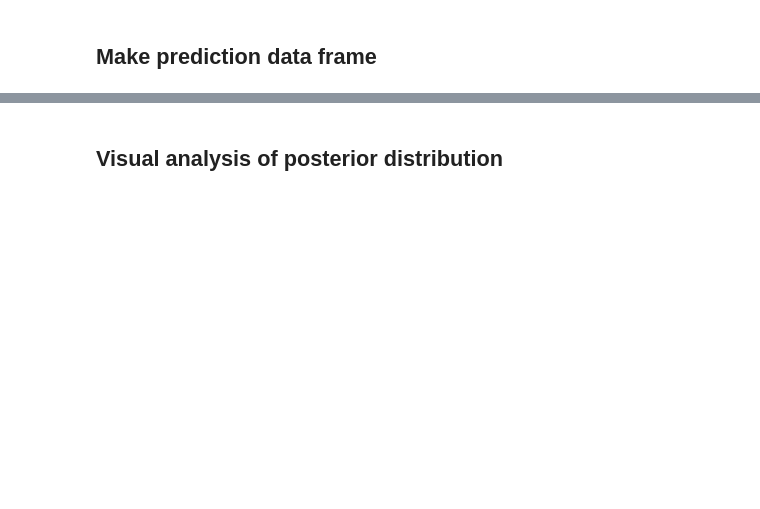
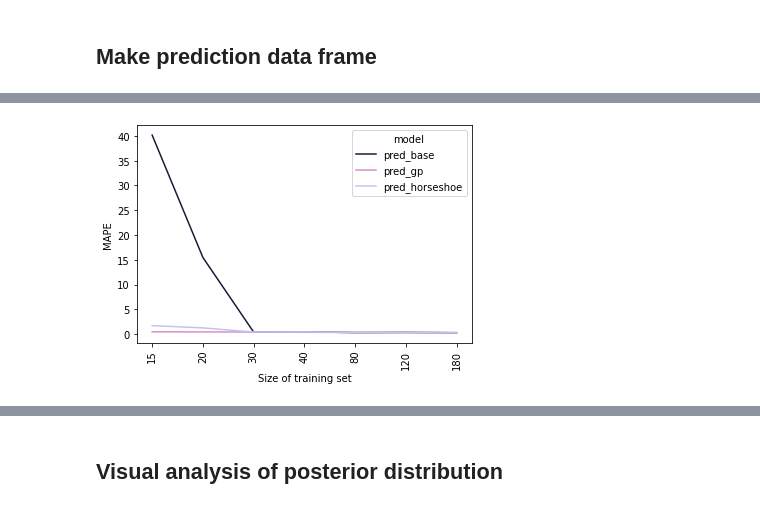
Before and after one commit to LTluttmann/ProbMod, a Jupyter notebook: Python/nb_analysis_of_results.ipynb, the cells around one changed output, grey strips where cells are left out. Drawn from its saved outputs; the diff is of its cells as text; code cells hidden in the pictures; blank space fills up the shorter version.

```diff
--- a/Python/nb_analysis_of_results.ipynb
+++ b/Python/nb_analysis_of_results.ipynb
@@ -38,0 +129,19 @@ MAPE:  0.9992698237820821
+# %%
+df["abs_error"] = np.abs(df.true - df.pred)
+df["abs_perc_error"] = df.abs_error / df.true
+df["sq_error"] = (df.true - df.pred)**2
+# %%
+err_df = df.groupby(["model", "n"])["abs_perc_error"].mean()
+err_df = pd.DataFrame(err_df).reset_index()
+err_df = err_df.pivot(index="n", columns="model", values="abs_perc_error")
+# %%
+err_df.index = err_df.index.astype(str)
+perf_df.append(err_df)
+# %%
+err_df.plot(xticks=range(len(err_df.index)), rot=90, color=cmap)
+plt.ylabel("MAPE")
+plt.xlabel("Size of training set")
+plt.savefig("../figures/mape_comp_models")
+plt.show()
+# %% [output]
+[figure, added]
```
Also changed, not shown: parts of 38 cells of this notebook, 8 other files.
